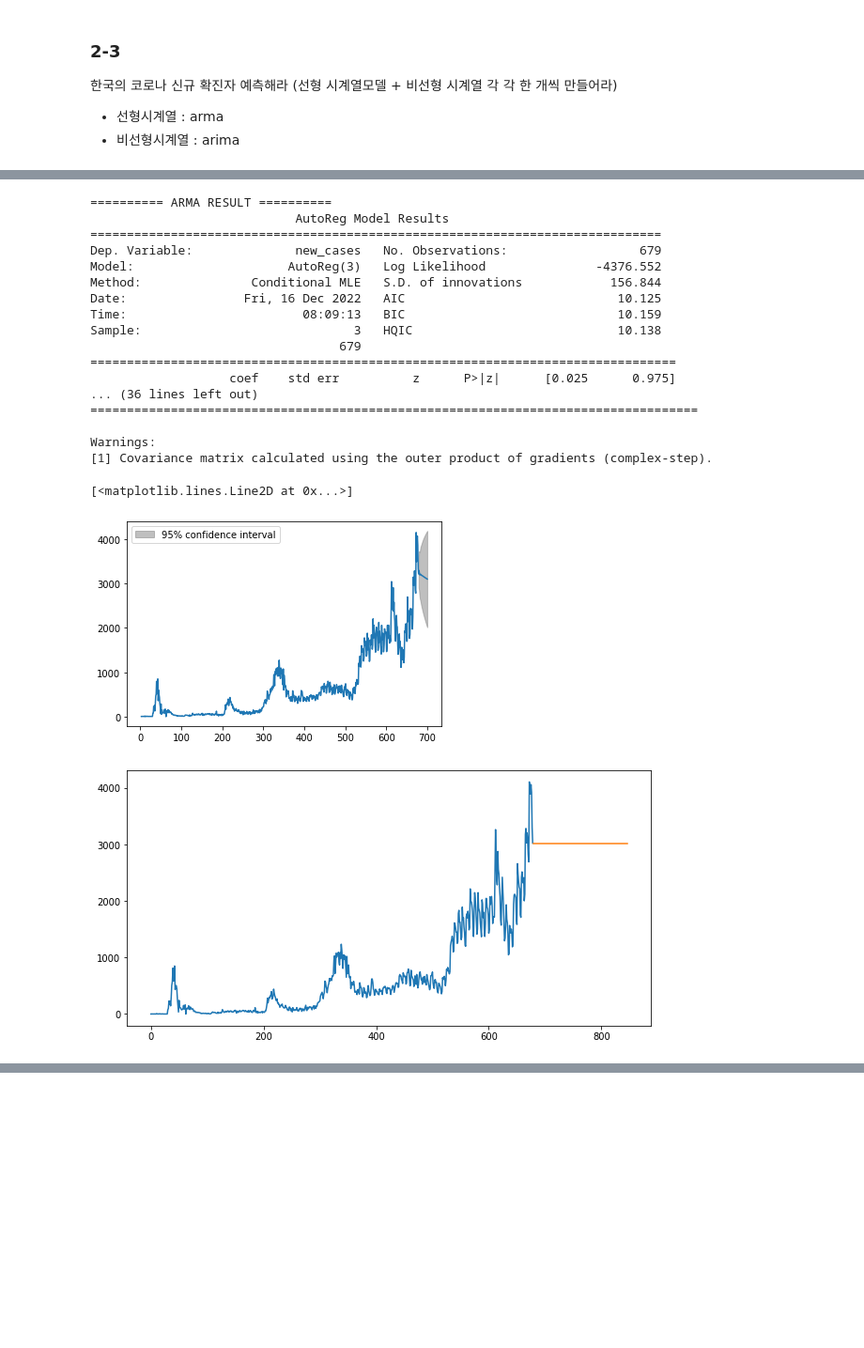
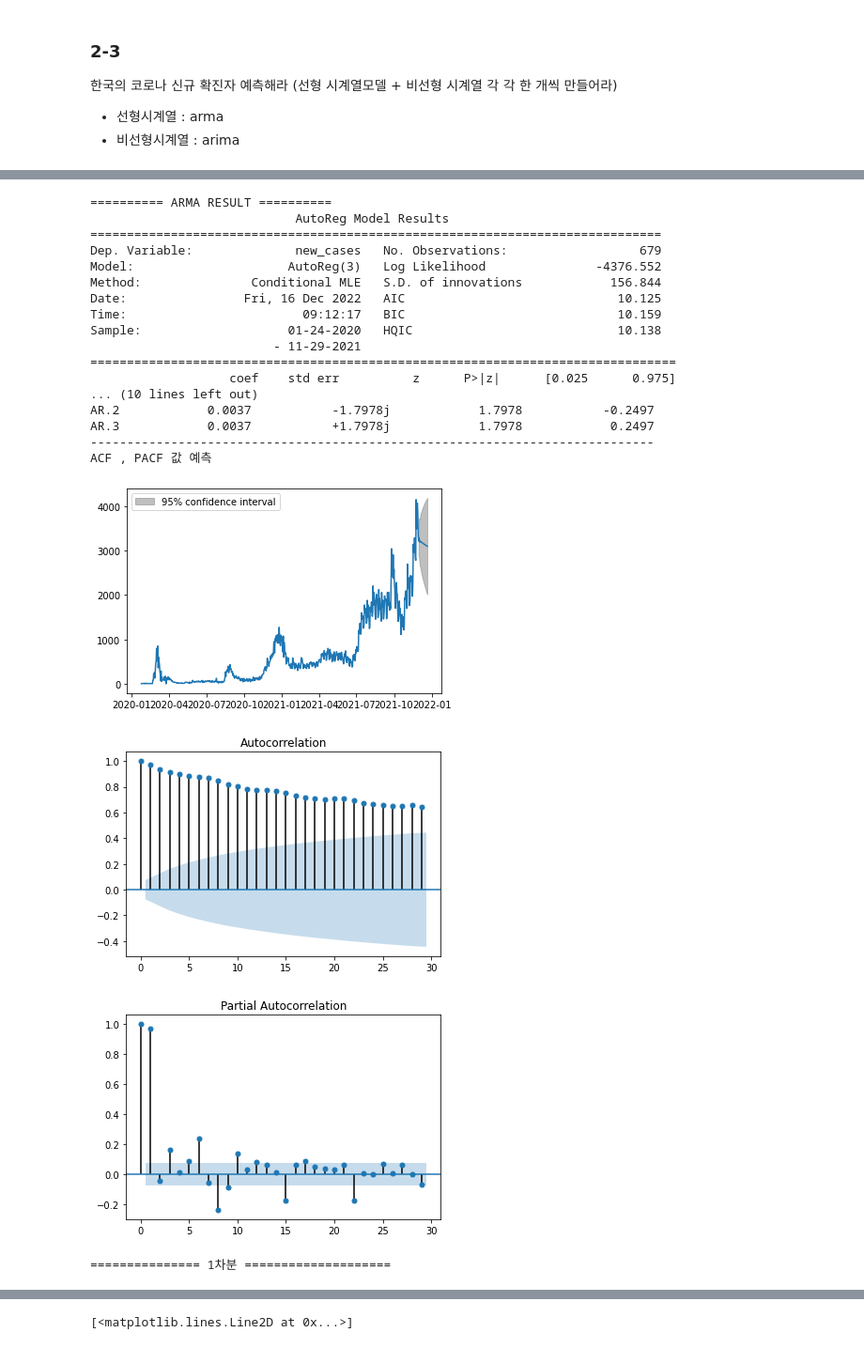
Before and after one commit to johyunkang/adp_certificate, a Jupyter notebook: adp_17.ipynb, the cells around one changed output, grey strips where cells are left out. Shown at 94% size. Drawn from its saved outputs; the diff is of its cells as text; code cells hidden in the pictures; blank space fills up the shorter version.

Commit message:
drop column

```diff
--- a/adp_17.ipynb
+++ b/adp_17.ipynb
@@ -528,7 +528,9 @@ TOP10 LOC:  ['Cyprus' 'Austria' 'Greece' 'Denmark' 'United Kingdom' 'Czechia'
 - 선형시계열 : arma
 - 비선형시계열 : arima
 # %%
-ko = df[df.location == 'South Korea'].reset_index(drop=True)
+ko = df[df.location == 'South Korea'][['date', 'new_cases']].reset_index(drop=True)
+ko.set_index(ko.date, drop=True, inplace=True)
+ko = ko.drop(columns=['date'])
 display(ko.head())
 
 import numpy as np
@@ -572,42 +569,69 @@ None
 # %%
 # 선형모델 : arma
 from statsmodels.tsa.ar_model import AutoReg
-mod = AutoReg(ko.new_cases, 3, old_names=False)
+# mod = AutoReg(ko.new_cases, 3, old_names=False)
+mod = AutoReg(ko, 3, old_names=False)
 res = mod.fit()
 print('========== ARMA RESULT ==========')
 print(res.summary())
 fig = res.plot_predict(1, 700)
 
 # 비선형모델 : arima 사용
+# order(0,1,1) 에 사용된 값은 아래 URL 참조
+# https://byeongkijeong.github.io/ARIMA-with-Python/
 from statsmodels.tsa.arima.model import ARIMA
-model = ARIMA(ko.new_cases, order=(0, 1, 1))
+from statsmodels.graphics.tsaplots import plot_acf, plot_pacf
+
+print('ACF , PACF 값 예측')
+# plot_acf(ko.new_cases)
+# plot_pacf(ko.new_cases)
+plot_acf(ko)
+plot_pacf(ko)
+plt.show()
+
+print('\n\n=============== 1차분 ====================')
+# diff_1 = ko.new_cases.diff(periods=1).iloc[1:]
+diff_1 = ko.diff(periods=1).iloc[1:]
+diff_1.plot()
+plot_acf(diff_1)
+plot_pacf(diff_1)
+plt.show()
+print(' ===========================================================')
+
+
+
+# model = ARIMA(ko.new_cases, order=(0, 1, 1))
+model = ARIMA(ko, order=(0, 1, 1))
 model_fit = model.fit()
 print('\n\n\n========== ARMA RESULT ==========')
 print(model_fit.summary())
 
 forecast = model_fit.forecast(steps=24 * 7)
 
 plt.figure(figsize=(10, 5))
-plt.plot(ko.new_cases)
+# plt.plot(ko.new_cases)
+# plt.plot(forecast)
+plt.plot(ko)
 plt.plot(forecast)
 # %% [output]
 ========== ARMA RESULT ==========
                             AutoReg Model Results
 ==============================================================================
 Dep. Variable:              new_cases   No. Observations:                  679
 Model:                     AutoReg(3)   Log Likelihood               -4376.552
 Method:               Conditional MLE   S.D. of innovations            156.844
 Date:                Fri, 16 Dec 2022   AIC                             10.125
-Time:                        08:09:13   BIC                             10.159
-Sample:                             3   HQIC                            10.138
-                                  679
+Time:                        09:12:17   BIC                             10.159
+Sample:                    01-24-2020   HQIC                            10.138
+                         - 11-29-2021
 ================================================================================
                    coef    std err          z      P>|z|      [0.025      0.975]
-... (36 lines left out)
-===================================================================================
-
-Warnings:
-[1] Covariance matrix calculated using the outer product of gradients (complex-step).
+... (10 lines left out)
+AR.2            0.0037           -1.7978j            1.7978           -0.2497
+AR.3            0.0037           +1.7978j            1.7978            0.2497
+-----------------------------------------------------------------------------
+ACF , PACF 값 예측
-[<matplotlib.lines.Line2D at 0x...>]
-[figure, old version]
+[figure, new version]
-[figure, old version]
+[figure, new version]
+[figure, added]
+=============== 1차분 ====================
@@ -613,0 +658 @@ Warnings:
+[<matplotlib.lines.Line2D at 0x...>]
```
Also changed, not shown: parts of 2 cells of this notebook.
